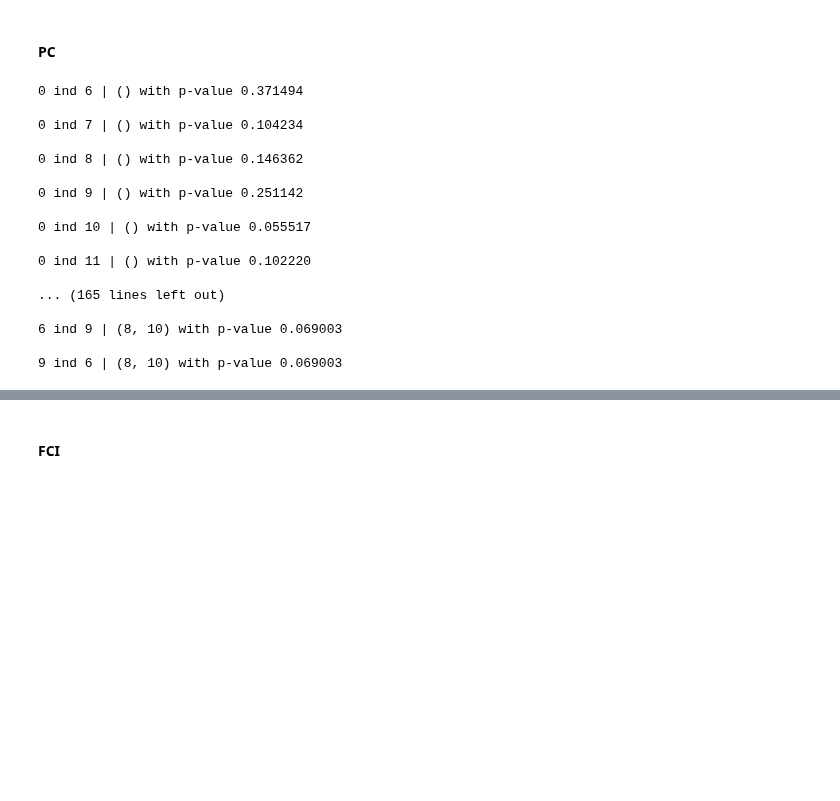
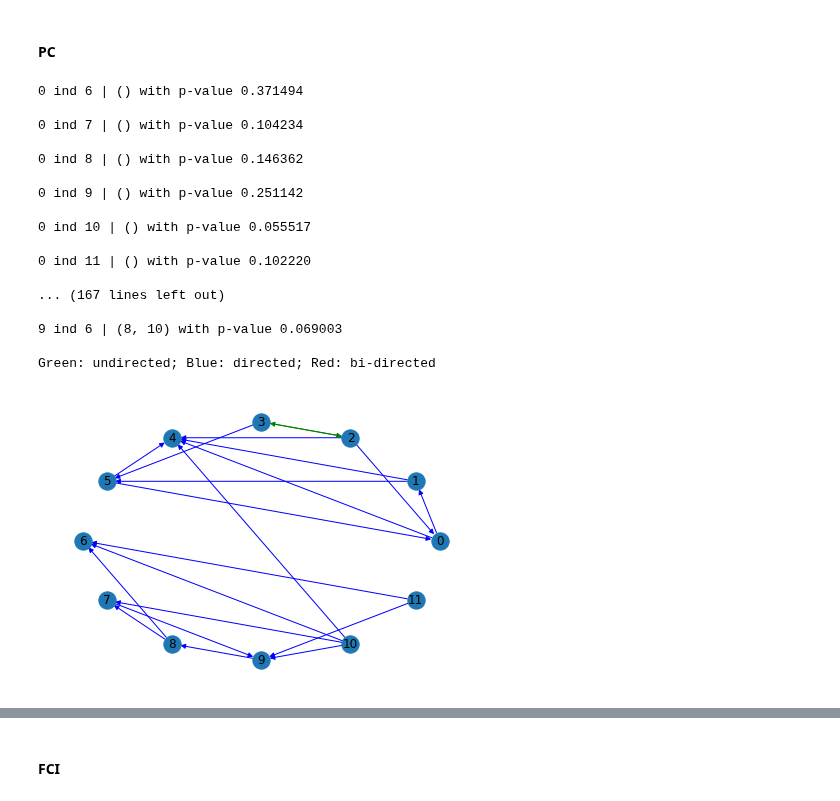
Before and after one commit to dssaenzml/ml703_timeSeriesCausalDiscovery, a Jupyter notebook: Pytrad/stocks_causal_discovery_pytrad_Diego.ipynb, the cells around one changed output, grey strips where cells are left out. Cells and saved outputs as stored; diff of their text form; code cells hidden in the pictures; blank space fills up the shorter version.

```diff
--- a/Pytrad/stocks_causal_discovery_pytrad_Diego.ipynb
+++ b/Pytrad/stocks_causal_discovery_pytrad_Diego.ipynb
@@ -895,27 +893,30 @@ Index(['log_retweet_num_AAPL', 'log_retweet_num_AMZN', 'sqrt_retweet_num_GOOG',
 # %%
 from pytrad.search.ConstraintBased import PC
 from pytrad.utils.cit import fisherz, chisq, gsq, mv_fisherz, kci ## Conditional Independence test
 
 pc_fisherz = PC.pc(data=dataFrameCompanies, alpha=0.05, indep_test=fisherz,
             stable=True, uc_rule=0, uc_priority=-1)
+pc_fisherz.to_nx_graph()
+pc_fisherz.draw_nx_graph(skel=False)
 # %% [output]
 0 ind 6 | () with p-value 0.371494
 
 0 ind 7 | () with p-value 0.104234
 
 0 ind 8 | () with p-value 0.146362
 
 0 ind 9 | () with p-value 0.251142
 
 0 ind 10 | () with p-value 0.055517
 
 0 ind 11 | () with p-value 0.102220
 
-... (165 lines left out)
-
-6 ind 9 | (8, 10) with p-value 0.069003
+... (167 lines left out)
 
 9 ind 6 | (8, 10) with p-value 0.069003
+
+Green: undirected; Blue: directed; Red: bi-directed
+[figure, added]
 # %%
 from pytrad.search.ConstraintBased import PC
 from pytrad.utils.cit import fisherz, chisq, gsq, mv_fisherz, kci ## Conditional Independence test
```
Also changed, not shown: parts of 4 cells of this notebook, 15 other files.
